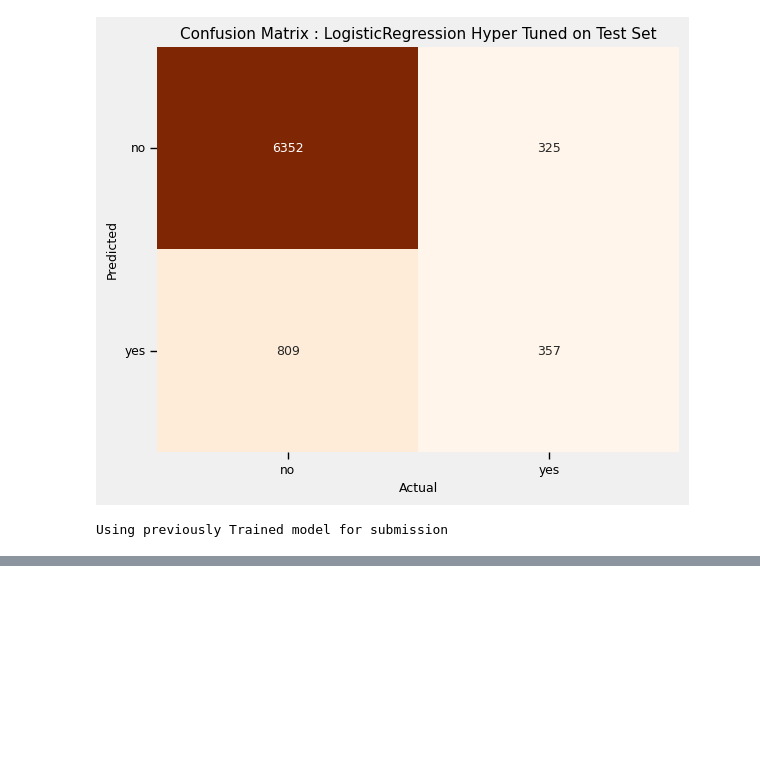
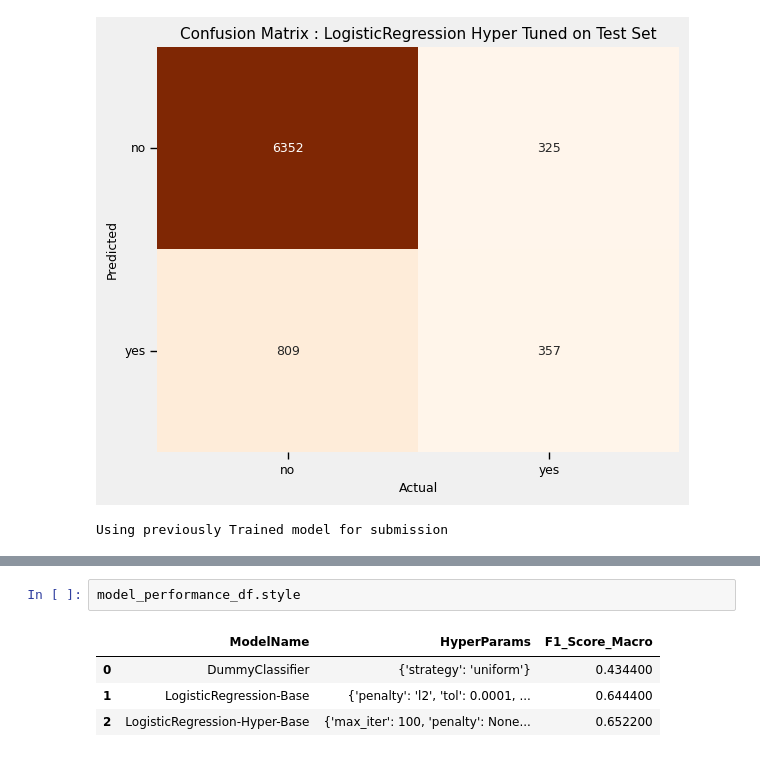
Before and after one commit to jishnukoliyadan/Predicting-the-Success-of-Bank-telemarketing, a Jupyter notebook: notebook/Predict-Success-of-Bank-telemarketing.ipynb, the cells around one changed output, grey strips where cells are left out. Cells and saved outputs as stored; diff of their text form; blank space fills up the shorter version.

Commit message:
HyperParam tunned on LR using full train data

```diff
--- a/notebook/Predict-Success-of-Bank-telemarketing.ipynb
+++ b/notebook/Predict-Success-of-Bank-telemarketing.ipynb
@@ -1011,0 +1046,7 @@ Using previously Trained model for submission
+# %%
+model_performance_df.style
+# %% [output]
+|  | ModelName | HyperParams | F1_Score_Macro |
+| 0 | DummyClassifier | {'strategy': 'uniform'} | 0.434400 |
+| 1 | LogisticRegression-Base | {'penalty': 'l2', 'tol': 0.0001, ... | 0.644400 |
+| 2 | LogisticRegression-Hyper-Base | {'max_iter': 100, 'penalty': None... | 0.652200 |
```
Also changed, not shown: parts of 4 cells of this notebook, 2 other files.
